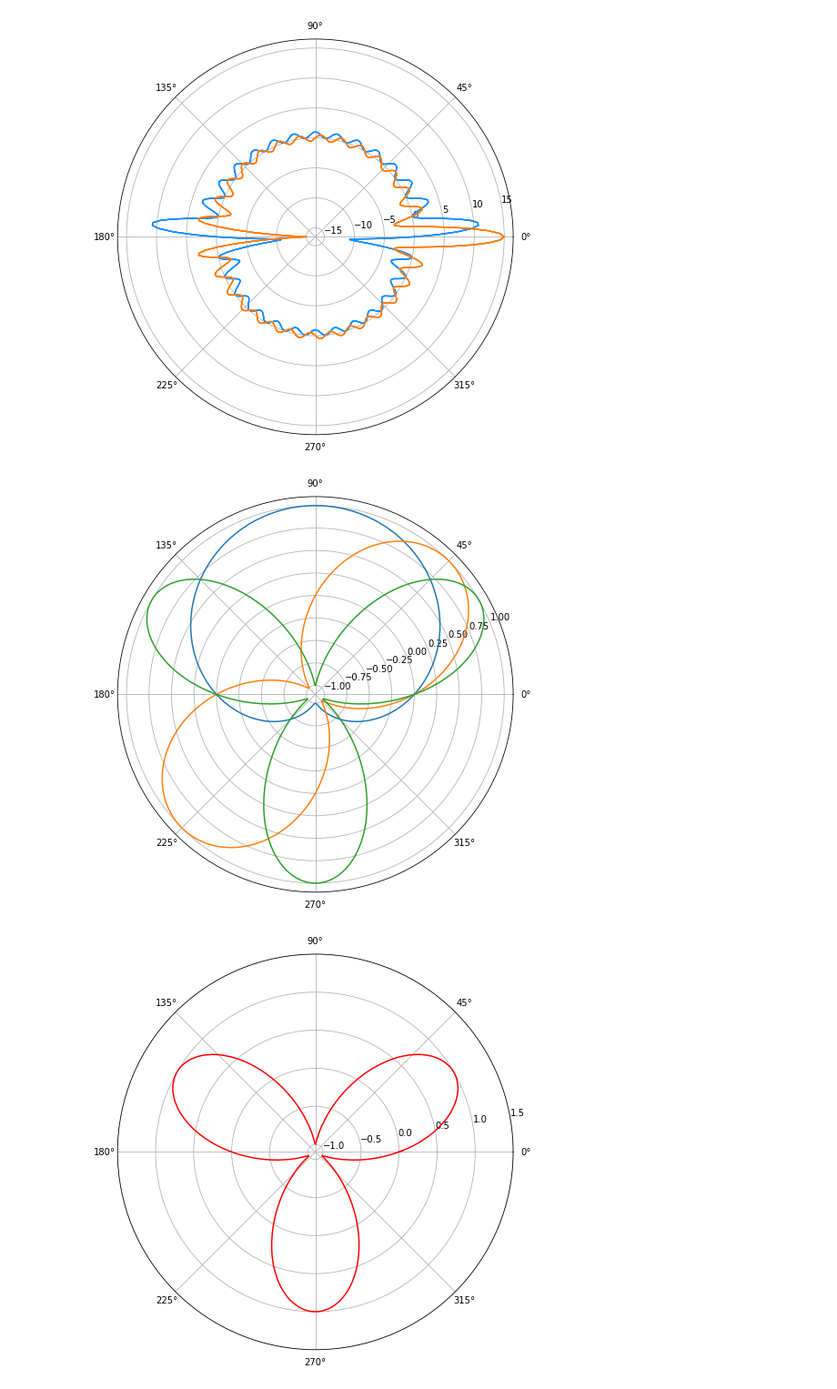
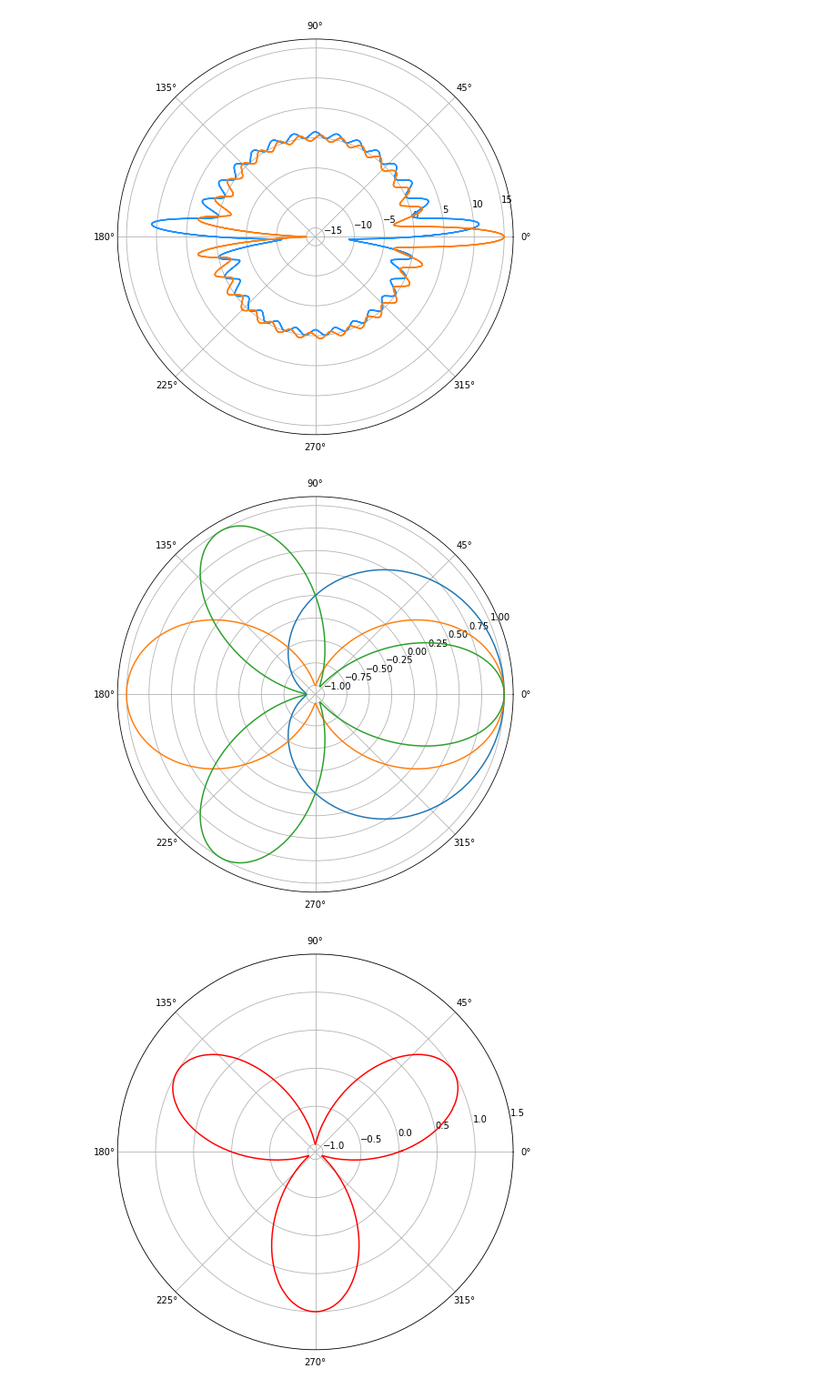
Before and after one commit to sampad95/python_and_jupyter-notebook_scripting, a Jupyter notebook: numpy/Practice.ipynb, the cells around one changed output. Shown at 91% size. Saved outputs shown, nothing was run; the diff lists cells and outputs as text; code cells hidden in the pictures.

```diff
--- a/numpy/Practice.ipynb
+++ b/numpy/Practice.ipynb
@@ -99,34 +99,34 @@ plt.show()
 # %%
 import matplotlib.pyplot as plt
 import numpy as np
 
 # r = np.arange(0, 2, 0.01)
 # theta = 2 * np.pi * r
 
 n = 360
 x = np.arange(0, n+1, 1)
 Θ = x*np.pi/180
 
 # Θ = np.pi*np.arange(-5, 5, 1)
 
 y1 = np.round(np.sin(Θ), 3)
 y2 = np.round(np.cos(Θ), 3)
 
 fig = plt.figure(figsize=(8,8))
 plt.axes(projection='polar')
 #plt.polar(Θ, y1, 'g')
 for i in range(1, 4, 1):
     fsin = np.round(np.sin(i*Θ), 3)
     fcos = np.round(np.cos(i*Θ), 3)
-    plt.polar(Θ, fsin)
-#    plt.polar(Θ, fcos)
+#    plt.polar(Θ, fsin)
+    plt.polar(Θ, fcos)
 
 plt.grid(True)
 
 #ax.set_title("A line plot on a polar axis", va='bottom')
 plt.show()
 # %% [output]
-[figure, old version]
+[figure, new version]
 # %%
 import matplotlib.pyplot as plt
 import numpy as np
```
Also changed, not shown: parts of 4 cells of this notebook.
